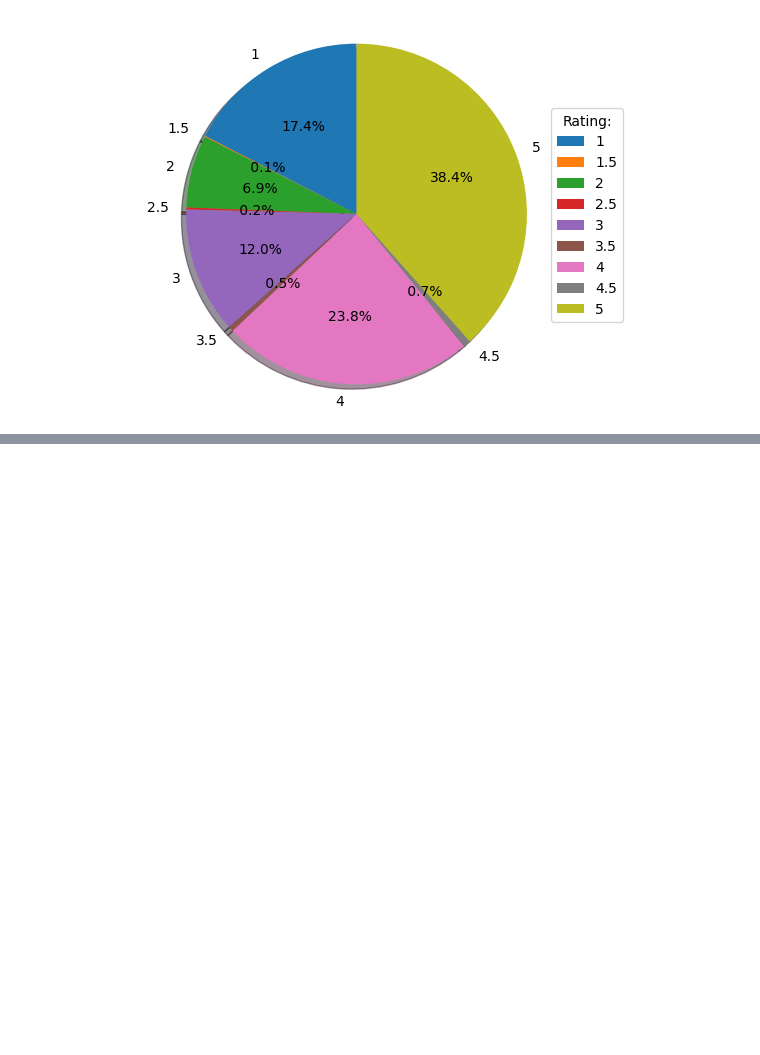
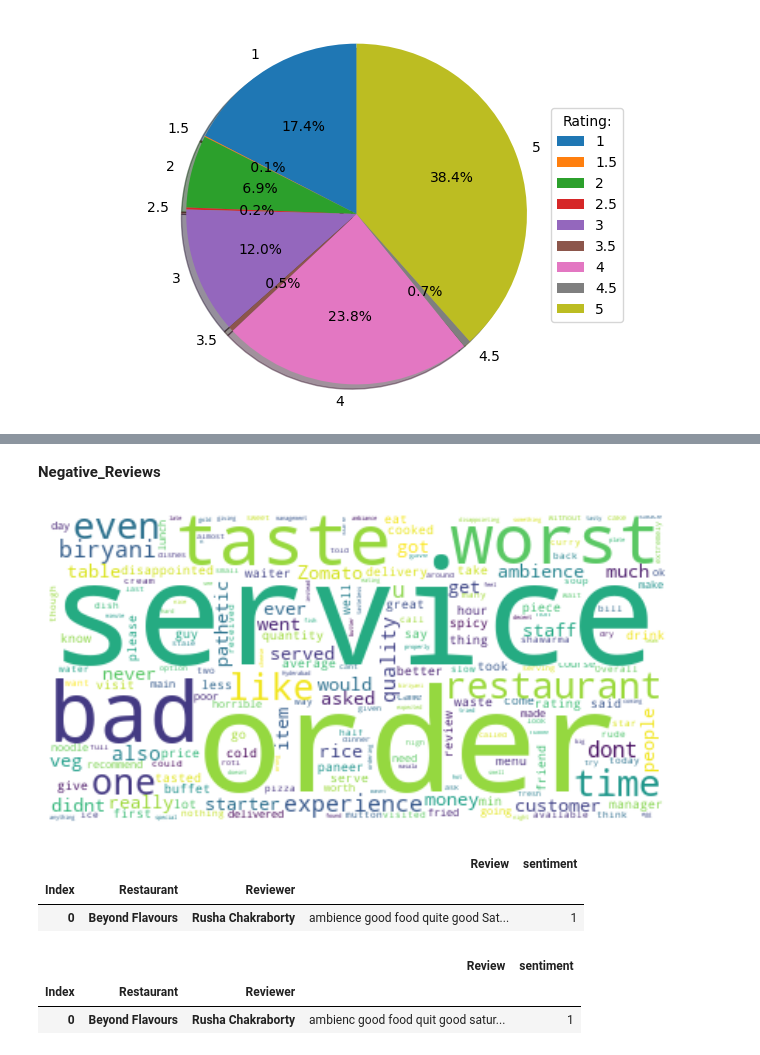
Before and after one commit to rohit-1026/Zomato-Restaurant-Clustering-and-Sentiment-Analysis, a Jupyter notebook: ZOMATO_RESTAURANT_CLUSTERING_AND_SENTIMENT_ANALYSIS.ipynb, the cells around one changed output, grey strips where cells are left out. Saved outputs shown, nothing was run; the diff lists cells and outputs as text; code cells hidden in the pictures; blank space fills up the shorter version.

```diff
--- a/ZOMATO_RESTAURANT_CLUSTERING_AND_SENTIMENT_ANALYSIS.ipynb
+++ b/ZOMATO_RESTAURANT_CLUSTERING_AND_SENTIMENT_ANALYSIS.ipynb
@@ -1375,0 +1533,11 @@ Most of the reviwer have rating with 5 and they have more number follower. becau
+# %% [markdown]
+**Negative_Reviews**
+# %%
+#Negative Review Wordcloud
+neg_text = " ".join(review for review in negative_reviews.Review)
+neg_wordcloud = WordCloud(collocations = False, background_color = 'white',stopwords=stopword).generate(neg_text)
+plt.imshow(neg_wordcloud, interpolation='bilinear')
+plt.axis("off")
+plt.show()
+# %% [output]
+[figure, added]
@@ -1375,0 +1552,6 @@ Most of the reviwer have rating with 5 and they have more number follower. becau
+# %%
+sent_data.head(1)
+# %% [output]
+|  |  |  | Review | sentiment |
+| Index | Restaurant | Reviewer |  |  |
+| 0 | Beyond Flavours | Rusha Chakraborty | ambience good food quite good Sat... | 1 |
@@ -1375,0 +1571,6 @@ Most of the reviwer have rating with 5 and they have more number follower. becau
+# %%
+sent_data.head(1)
+# %% [output]
+|  |  |  | Review | sentiment |
+| Index | Restaurant | Reviewer |  |  |
+| 0 | Beyond Flavours | Rusha Chakraborty | ambienc good food quit good satur... | 1 |
```
Also changed, not shown: parts of 32 cells of this notebook.
